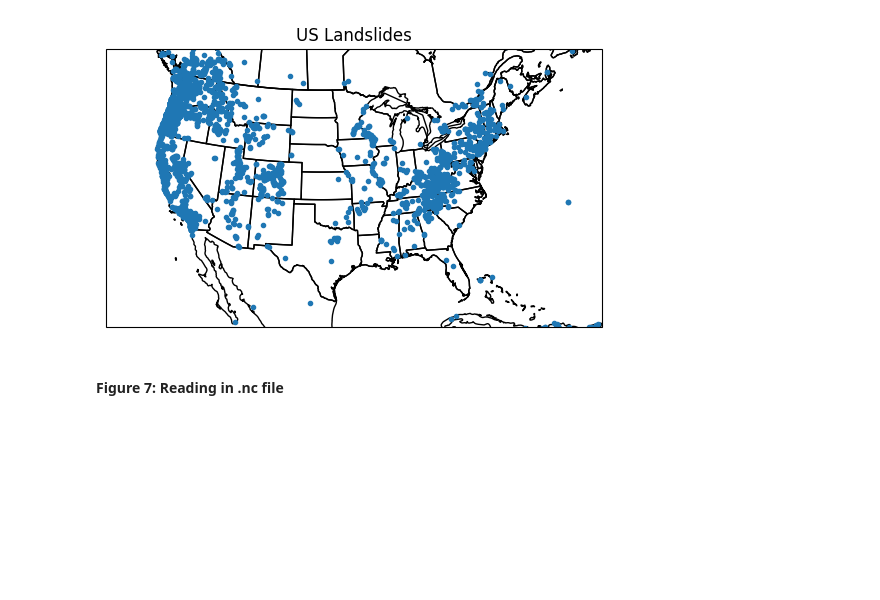
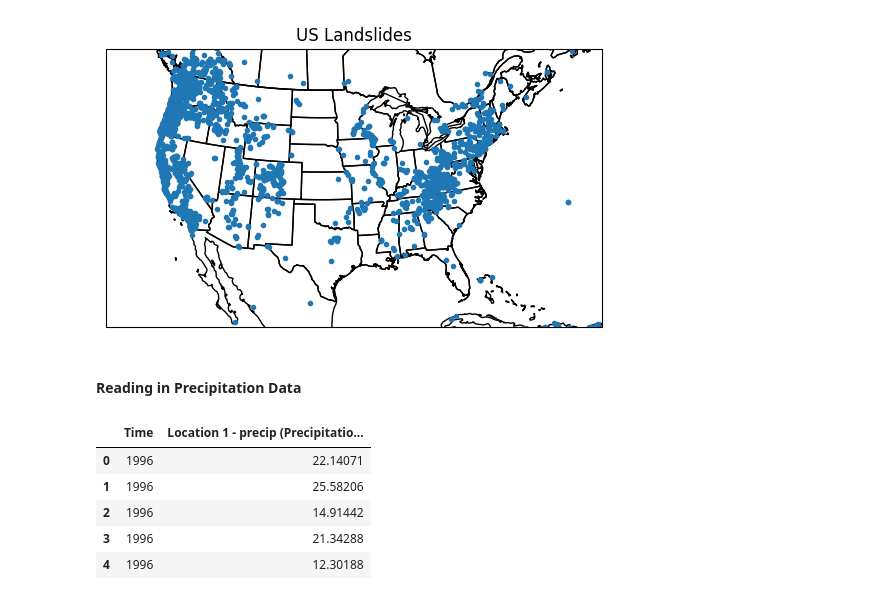
Before and after one commit to Kduff2/LandslideProject, a Jupyter notebook: term_paper.ipynb, the cells around one changed output. Cells and saved outputs as stored; diff of their text form; code cells hidden in the pictures; blank space fills up the shorter version.

```diff
--- a/term_paper.ipynb
+++ b/term_paper.ipynb
@@ -149,4 +149,18 @@ plt.legend
 <function matplotlib.pyplot.legend(*args, **kwargs) -> 'Legend'>
 [figure]
 # %% [markdown]
-#### Figure 7: Reading in .nc file
+#### Reading in Precipitation Data
+# %%
+import matplotlib.pyplot as plt
+import pandas as pd
+
+precip = pd.read_csv("Maximum_precip.csv")
+
+precip.head()
+# %% [output]
+|  | Time | Location 1 - precip (Precipitatio... |
+| 0 | 1996 | 22.14071 |
+| 1 | 1996 | 25.58206 |
+| 2 | 1996 | 14.91442 |
+| 3 | 1996 | 21.34288 |
+| 4 | 1996 | 12.30188 |
```
Also changed, not shown: parts of 1 cell of this notebook.
